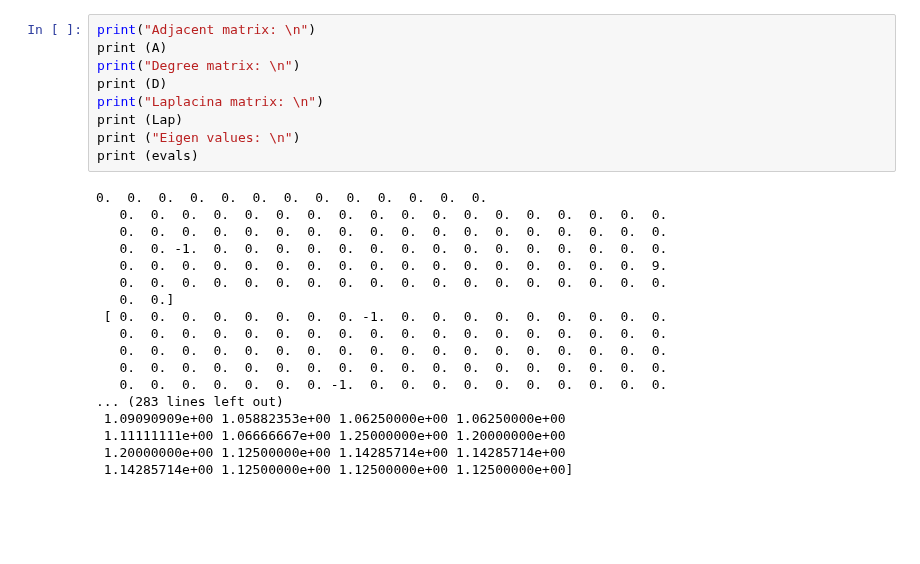
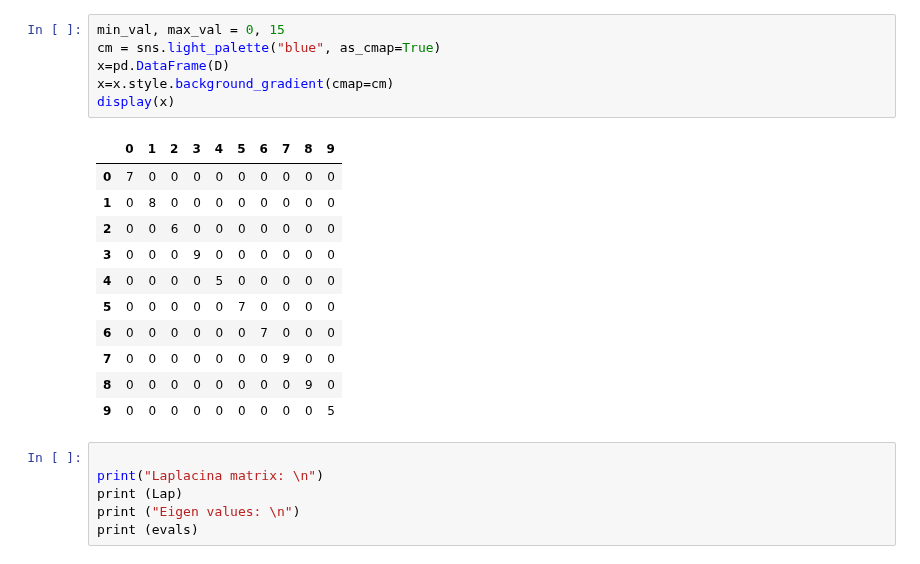
Before and after one commit to sashaaKr/master-of-science, a Jupyter notebook: advanced-mathematics/spectral-clustering/Clustering.ipynb, the cells around one changed output. Saved outputs shown, nothing was run; the diff lists cells and outputs as text; blank space fills up the shorter version.

```diff
--- a/advanced-mathematics/spectral-clustering/Clustering.ipynb
+++ b/advanced-mathematics/spectral-clustering/Clustering.ipynb
@@ -52,30 +92,27 @@ AttributeError: module 'numpy.linalg' has no attribute 'eigL'
+# %%
+min_val, max_val = 0, 15
+cm = sns.light_palette("blue", as_cmap=True)
+x=pd.DataFrame(D)
+x=x.style.background_gradient(cmap=cm)
+display(x)
+# %% [output]
+|  | 0 | 1 | 2 | 3 | 4 | 5 | 6 | 7 | 8 | 9 |
+| 0 | 7 | 0 | 0 | 0 | 0 | 0 | 0 | 0 | 0 | 0 |
+| 1 | 0 | 8 | 0 | 0 | 0 | 0 | 0 | 0 | 0 | 0 |
+| 2 | 0 | 0 | 6 | 0 | 0 | 0 | 0 | 0 | 0 | 0 |
+| 3 | 0 | 0 | 0 | 9 | 0 | 0 | 0 | 0 | 0 | 0 |
+| 4 | 0 | 0 | 0 | 0 | 5 | 0 | 0 | 0 | 0 | 0 |
+| 5 | 0 | 0 | 0 | 0 | 0 | 7 | 0 | 0 | 0 | 0 |
+| 6 | 0 | 0 | 0 | 0 | 0 | 0 | 7 | 0 | 0 | 0 |
+| 7 | 0 | 0 | 0 | 0 | 0 | 0 | 0 | 9 | 0 | 0 |
+| 8 | 0 | 0 | 0 | 0 | 0 | 0 | 0 | 0 | 9 | 0 |
+| 9 | 0 | 0 | 0 | 0 | 0 | 0 | 0 | 0 | 0 | 5 |
 # %%
-print("Adjacent matrix: \n")
-print (A)
-print("Degree matrix: \n")
-print (D)
+
 print("Laplacina matrix: \n")
 print (Lap)
 print ("Eigen values: \n")
 print (evals)
-# %% [output]
-0.  0.  0.  0.  0.  0.  0.  0.  0.  0.  0.  0.  0.
-   0.  0.  0.  0.  0.  0.  0.  0.  0.  0.  0.  0.  0.  0.  0.  0.  0.  0.
-   0.  0.  0.  0.  0.  0.  0.  0.  0.  0.  0.  0.  0.  0.  0.  0.  0.  0.
-   0.  0. -1.  0.  0.  0.  0.  0.  0.  0.  0.  0.  0.  0.  0.  0.  0.  0.
-   0.  0.  0.  0.  0.  0.  0.  0.  0.  0.  0.  0.  0.  0.  0.  0.  0.  9.
-   0.  0.  0.  0.  0.  0.  0.  0.  0.  0.  0.  0.  0.  0.  0.  0.  0.  0.
-   0.  0.]
- [ 0.  0.  0.  0.  0.  0.  0.  0. -1.  0.  0.  0.  0.  0.  0.  0.  0.  0.
-   0.  0.  0.  0.  0.  0.  0.  0.  0.  0.  0.  0.  0.  0.  0.  0.  0.  0.
-   0.  0.  0.  0.  0.  0.  0.  0.  0.  0.  0.  0.  0.  0.  0.  0.  0.  0.
-   0.  0.  0.  0.  0.  0.  0.  0.  0.  0.  0.  0.  0.  0.  0.  0.  0.  0.
-   0.  0.  0.  0.  0.  0.  0. -1.  0.  0.  0.  0.  0.  0.  0.  0.  0.  0.
-... (283 lines left out)
- 1.09090909e+00 1.05882353e+00 1.06250000e+00 1.06250000e+00
- 1.11111111e+00 1.06666667e+00 1.25000000e+00 1.20000000e+00
- 1.20000000e+00 1.12500000e+00 1.14285714e+00 1.14285714e+00
- 1.14285714e+00 1.12500000e+00 1.12500000e+00 1.12500000e+00]
 # %%
 plt.figure(figsize=(20,20))
 plt.subplot(221)
```
Also changed, not shown: parts of 5 cells of this notebook, 1 other file.
